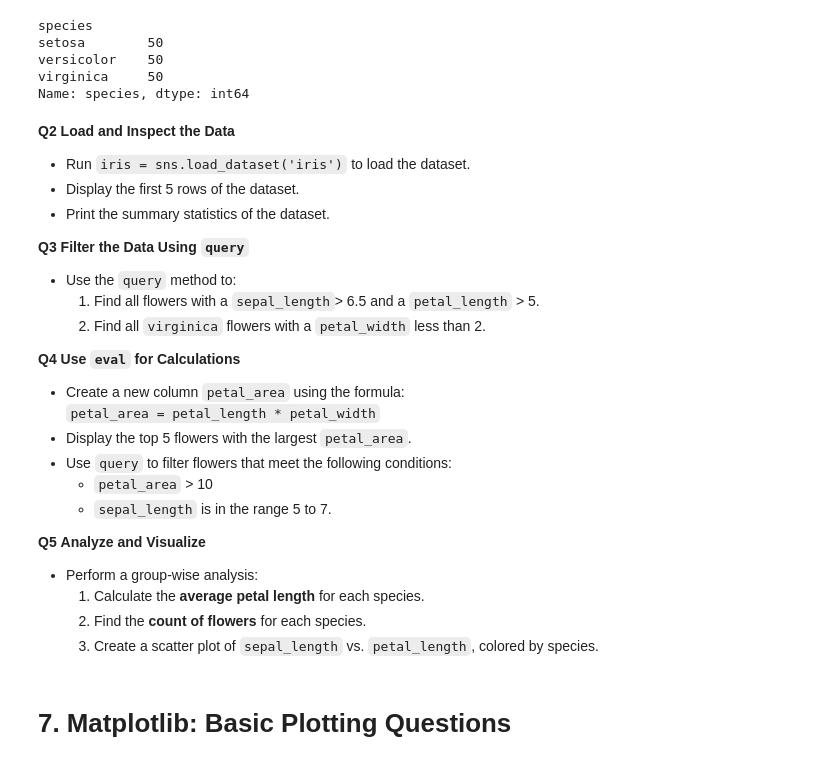
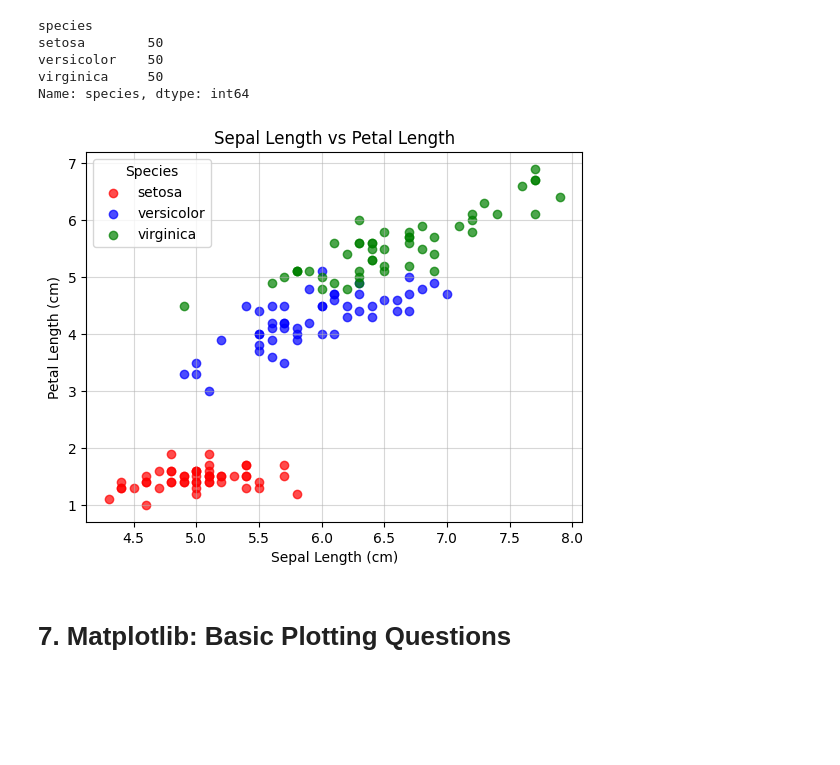
Before and after one commit to Diver202/PSDV, a Jupyter notebook: Lab2/Lab2_Pandas_Matplotlib.ipynb, the cells around one changed output. Drawn from its saved outputs; the diff is of its cells as text; code cells hidden in the pictures; blank space fills up the shorter version.

```diff
--- a/Lab2/Lab2_Pandas_Matplotlib.ipynb
+++ b/Lab2/Lab2_Pandas_Matplotlib.ipynb
@@ -733,36 +744,20 @@ setosa        50
 versicolor    50
 virginica     50
 Name: species, dtype: int64
-# %% [markdown]
-
-
-**Q2** **Load and Inspect the Data**
-- Run `iris = sns.load_dataset('iris')` to load the dataset.
-- Display the first 5 rows of the dataset.
-- Print the summary statistics of the dataset.
-
-
-**Q3** **Filter the Data Using `query`**
-- Use the `query` method to:
-  1. Find all flowers with a `sepal_length`> 6.5 and a `petal_length` > 5.
-  2. Find all `virginica` flowers with a `petal_width` less than 2.
-
-
-
-**Q4** **Use `eval` for Calculations**
-- Create a new column `petal_area` using the formula:
-  `petal_area = petal_length * petal_width`
-- Display the top 5 flowers with the largest `petal_area`.
-- Use `query` to filter flowers that meet the following conditions:
-  - `petal_area` > 10
-  - `sepal_length` is in the range 5 to 7.
-
-
-
-**Q5** **Analyze and Visualize**
-- Perform a group-wise analysis:
-  1. Calculate the **average petal length** for each species.
-  2. Find the **count of flowers** for each species.
-  3. Create a scatter plot of `sepal_length` vs. `petal_length`, colored by species.
+# %%
+species_colors = {'setosa': 'red', 'versicolor': 'blue', 'virginica': 'green'}
+
+for species, color in species_colors.items():
+    subset = iris[iris['species'] == species]
+    plt.scatter(subset['sepal_length'], subset['petal_length'], label=species, color=color, alpha=0.7)
+
+plt.title("Sepal Length vs Petal Length")
+plt.xlabel("Sepal Length (cm)")
+plt.ylabel("Petal Length (cm)")
+plt.legend(title="Species")
+plt.grid(True, linestyle='-', alpha=0.5)
+plt.show()
+# %% [output]
+[figure, added]
 # %% [markdown]
 # 7. Matplotlib: Basic Plotting Questions
```
Also changed, not shown: parts of 11 cells of this notebook.
